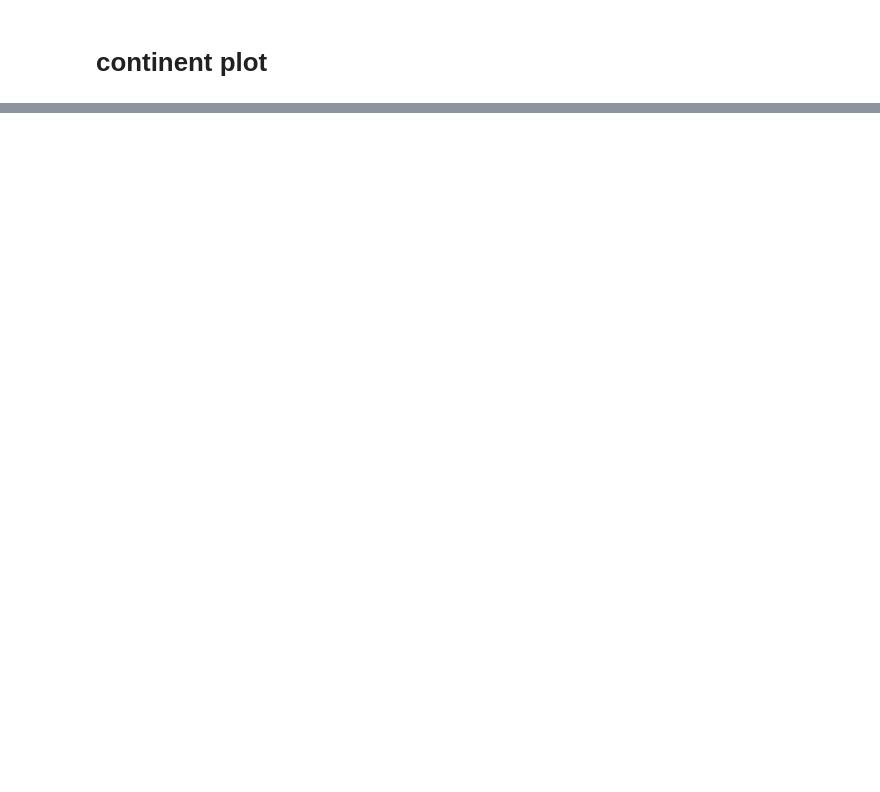
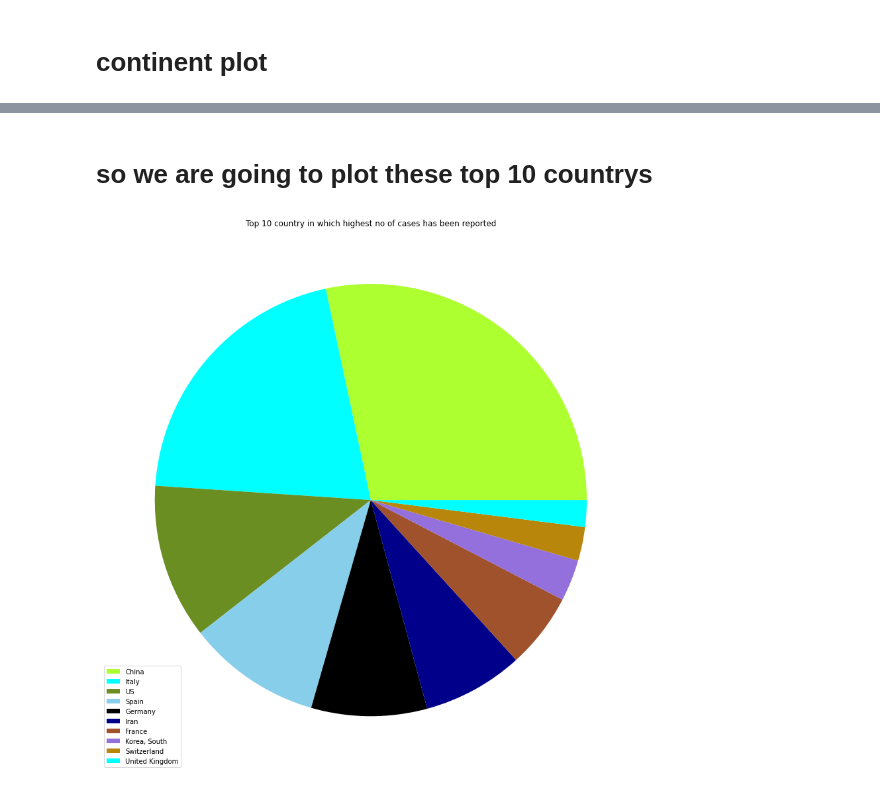
Before and after one commit to vipulgote1999/-10daysofMLChallenge, a Jupyter notebook: Day_1_.ipynb, the cells around one changed output, grey strips where cells are left out. Cells and saved outputs as stored; diff of their text form; code cells hidden in the pictures; blank space fills up the shorter version.

```diff
--- a/Day_1_.ipynb
+++ b/Day_1_.ipynb
@@ -203,0 +226,11 @@ plt.show()
+# %% [markdown]
+# so we are going to plot these top 10 countrys
+# %%
+c=random.choices(list(mcolors.CSS4_COLORS.values()),k=len(dates))
+plt.figure(figsize=(15,15))
+plt.pie(confirmed_country_list[:10],colors=c)
+plt.legend(unique_countries[:10],loc='best')
+plt.title('Top 10 country in which highest no of cases has been reported')
+plt.show()
+# %% [output]
+[figure, added]
```
Also changed, not shown: parts of 5 cells of this notebook.
